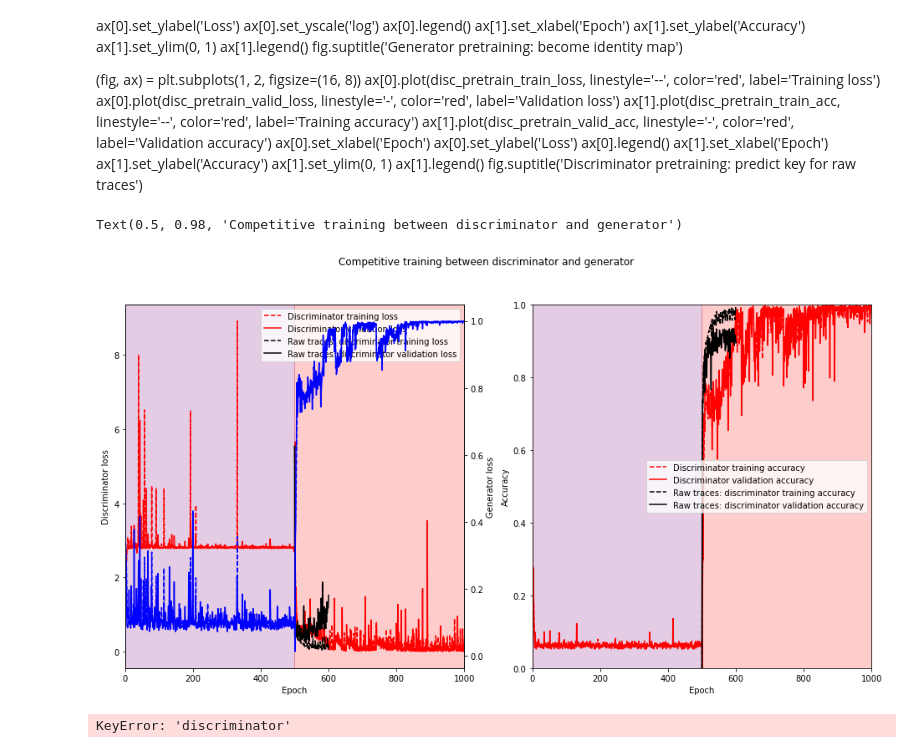
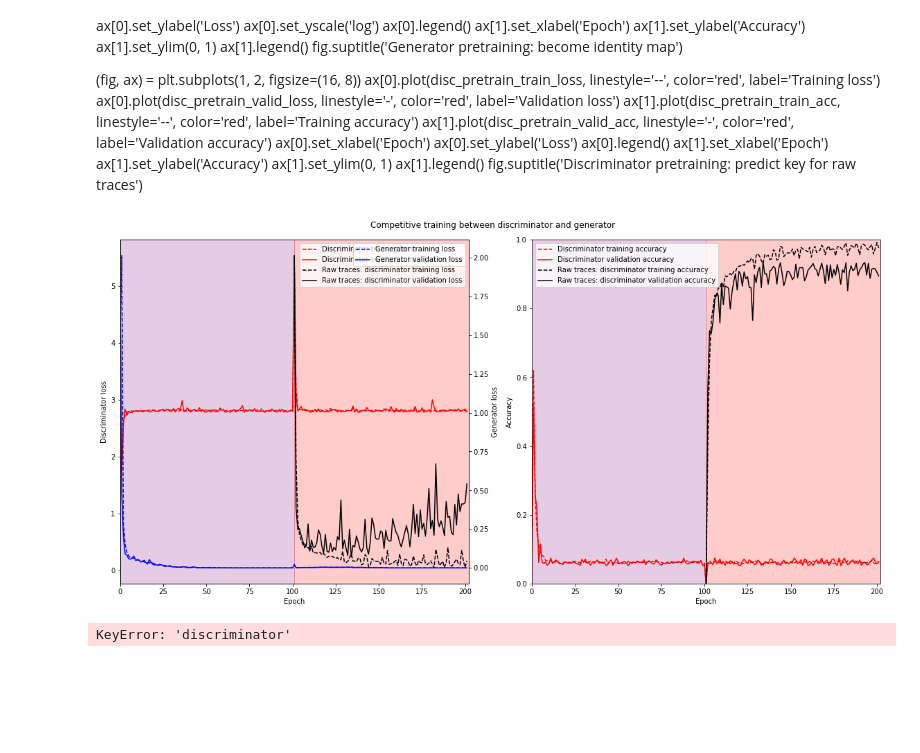
Before and after one commit to jimgammell/sca_defense, a Jupyter notebook: display_results.ipynb, the cells around one changed output. Saved outputs shown, nothing was run; the diff lists cells and outputs as text; code cells hidden in the pictures; blank space fills up the shorter version.

```diff
--- a/display_results.ipynb
+++ b/display_results.ipynb
@@ -59,45 +59,46 @@ rt_train_loss = raw_trace_results['discriminator']['pretrain_train_loss']
 rt_val_loss = raw_trace_results['discriminator']['pretrain_val_loss']
 rt_train_acc = raw_trace_results['discriminator']['pretrain_train_acc']
 rt_val_acc = raw_trace_results['discriminator']['pretrain_val_acc']
 
 gen_train_loss = results['gen_train_loss']
 gen_valid_loss = results['gen_val_loss']
 disc_train_loss = results['disc_train_loss']
 disc_valid_loss = results['disc_val_loss']
 disc_train_acc = results['disc_train_acc']
 disc_valid_acc = results['disc_val_acc']
 
 (fig, ax) = plt.subplots(1, 2, figsize=(16, 8))
 tax0 = ax[0].twinx()
 tax0.plot(gen_train_loss, linestyle='--', color='blue', label='Generator training loss')
 tax0.plot(gen_valid_loss, linestyle='-', color='blue', label='Generator validation loss')
 ax[0].plot(disc_train_loss, linestyle='--', color='red', label='Discriminator training loss')
 ax[0].plot(disc_valid_loss, linestyle='-', color='red', label='Discriminator validation loss')
 ax[1].plot(disc_train_acc, linestyle='--', color='red', label='Discriminator training accuracy')
 ax[1].plot(disc_valid_acc, linestyle='-', color='red', label='Discriminator validation accuracy')
-ax[0].plot(range(500, 500+len(rt_train_loss)), rt_train_loss, linestyle='--', color='black', label='Raw traces: discriminator training loss')
-ax[0].plot(range(500, 500+len(rt_val_loss)), rt_val_loss, linestyle='-', color='black', label='Raw traces: discriminator validation loss')
-ax[1].plot(range(500, 500+len(rt_train_acc)), rt_train_acc, linestyle='--', color='black', label='Raw traces: discriminator training accuracy')
-ax[1].plot(range(500, 500+len(rt_val_acc)), rt_val_acc, linestyle='-', color='black', label='Raw traces: discriminator validation accuracy')
-ax[0].axvspan(0, 500, color='purple', alpha=.2)
-ax[0].axvspan(500, 1000, color='red', alpha=.2)
-ax[1].axvspan(0, 500, color='purple', alpha=.2)
-ax[1].axvspan(500, 1000, color='red', alpha=.2)
+ax[0].plot(range(len(disc_train_loss)//2, len(disc_train_loss)//2+len(rt_train_loss)), rt_train_loss, linestyle='--', color='black', label='Raw traces: discriminator training loss')
+ax[0].plot(range(len(disc_valid_loss)//2, len(disc_valid_loss)//2+len(rt_val_loss)), rt_val_loss, linestyle='-', color='black', label='Raw traces: discriminator validation loss')
+ax[1].plot(range(len(disc_train_acc)//2, len(disc_train_acc)//2+len(rt_train_acc)), rt_train_acc, linestyle='--', color='black', label='Raw traces: discriminator training accuracy')
+ax[1].plot(range(len(disc_valid_acc)//2, len(disc_valid_acc)//2+len(rt_val_acc)), rt_val_acc, linestyle='-', color='black', label='Raw traces: discriminator validation accuracy')
+ax[0].axvspan(0, len(gen_train_loss)//2, color='purple', alpha=.2)
+ax[0].axvspan(len(gen_train_loss)//2, len(gen_train_loss), color='red', alpha=.2)
+ax[1].axvspan(0, len(gen_train_loss)//2, color='purple', alpha=.2)
+ax[1].axvspan(len(gen_train_loss)//2, len(gen_train_loss), color='red', alpha=.2)
 ax[0].set_xlabel('Epoch')
 ax[1].set_xlabel('Epoch')
 ax[0].set_ylabel('Discriminator loss')
 tax0.set_ylabel('Generator loss')
 ax[1].set_ylabel('Accuracy')
 #ax[0].set_yscale('log')
-ax[0].set_xlim(0, 1000)
-ax[1].set_xlim(0, 1000)
+ax[0].set_xlim(0, len(gen_train_loss))
+ax[1].set_xlim(0, len(gen_train_loss))
 ax[1].set_ylim(0, 1)
 ax[0].legend()
+tax0.legend()
 ax[1].legend()
 fig.suptitle('Competitive training between discriminator and generator')
+plt.tight_layout()
 # %% [output]
-Text(0.5, 0.98, 'Competitive training between discriminator and generator')
-[figure, old version]
+[figure, new version]
 # %%
 disc_posttrain_train_loss = results['discriminator']['posttrain_train_loss']
 disc_posttrain_valid_loss = results['discriminator']['posttrain_val_loss']
```
Also changed, not shown: 4 other files.
